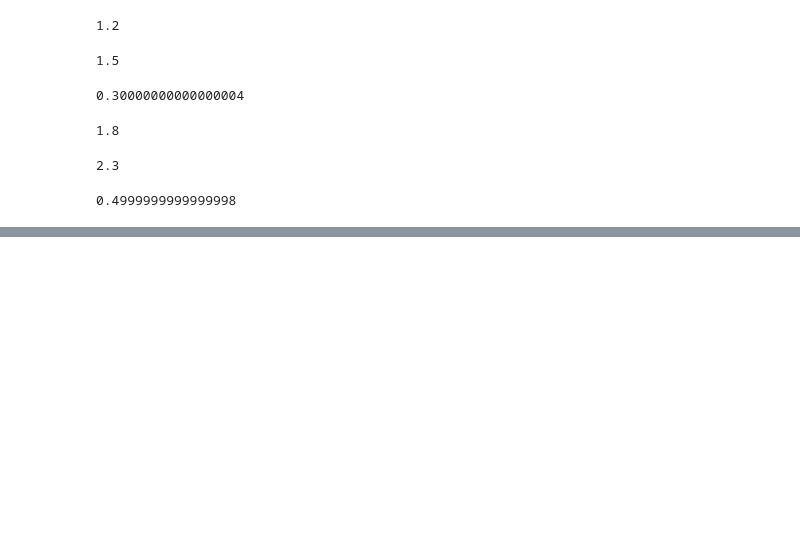
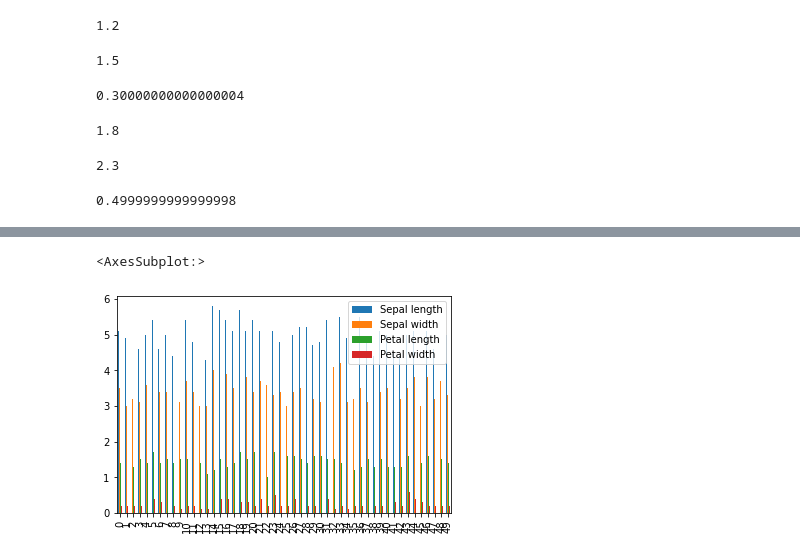
Before and after one commit to syedirfanx/data-comprehension, a Jupyter notebook: data-comprehension-using-python.ipynb, the cells around one changed output, grey strips where cells are left out. Saved outputs shown, nothing was run; the diff lists cells and outputs as text; code cells hidden in the pictures; blank space fills up the shorter version.

```diff
--- a/data-comprehension-using-python.ipynb
+++ b/data-comprehension-using-python.ipynb
@@ -141,0 +158,5 @@ iqr
+# %%
+data[data.Species == 'Setosa'].plot( kind='bar')
+# %% [output]
+<AxesSubplot:>
+[figure, added]
```
Also changed, not shown: parts of 8 cells of this notebook.
